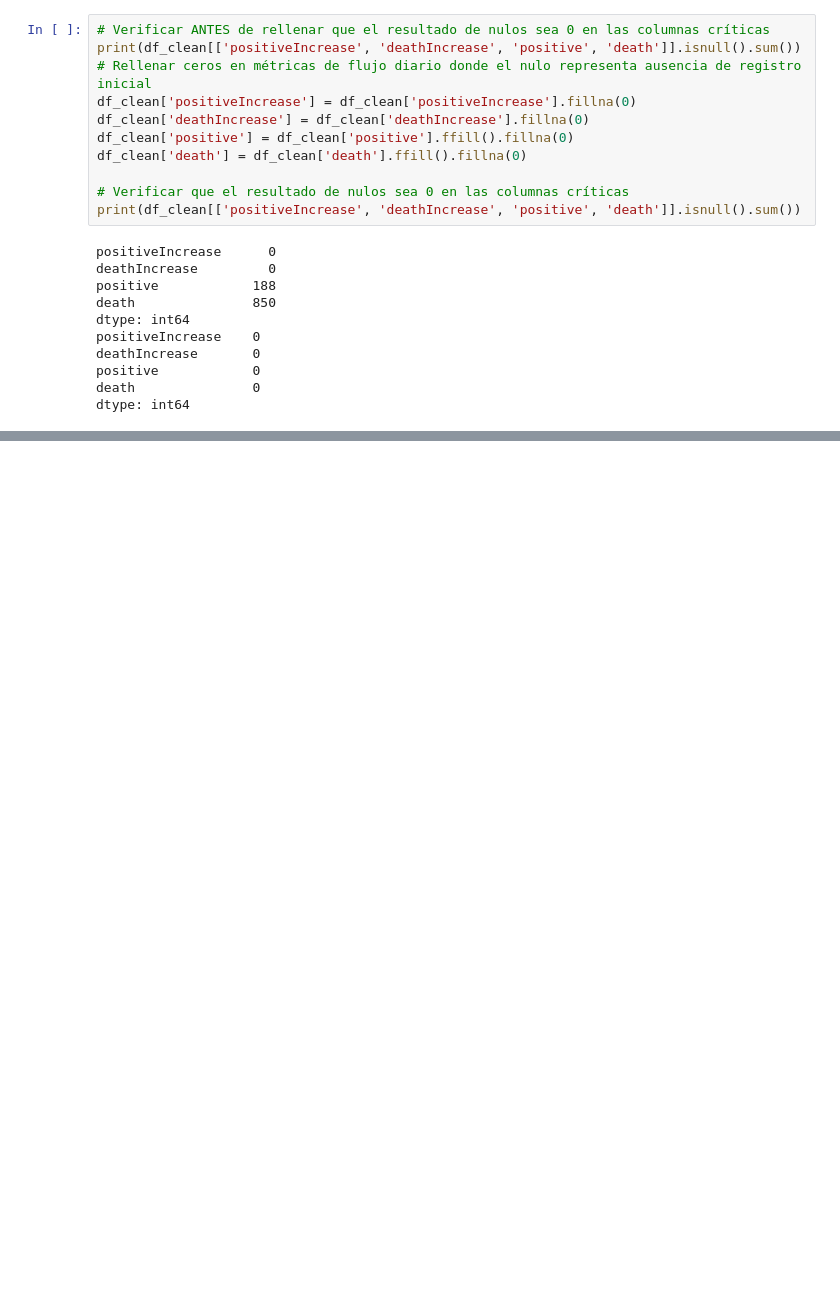
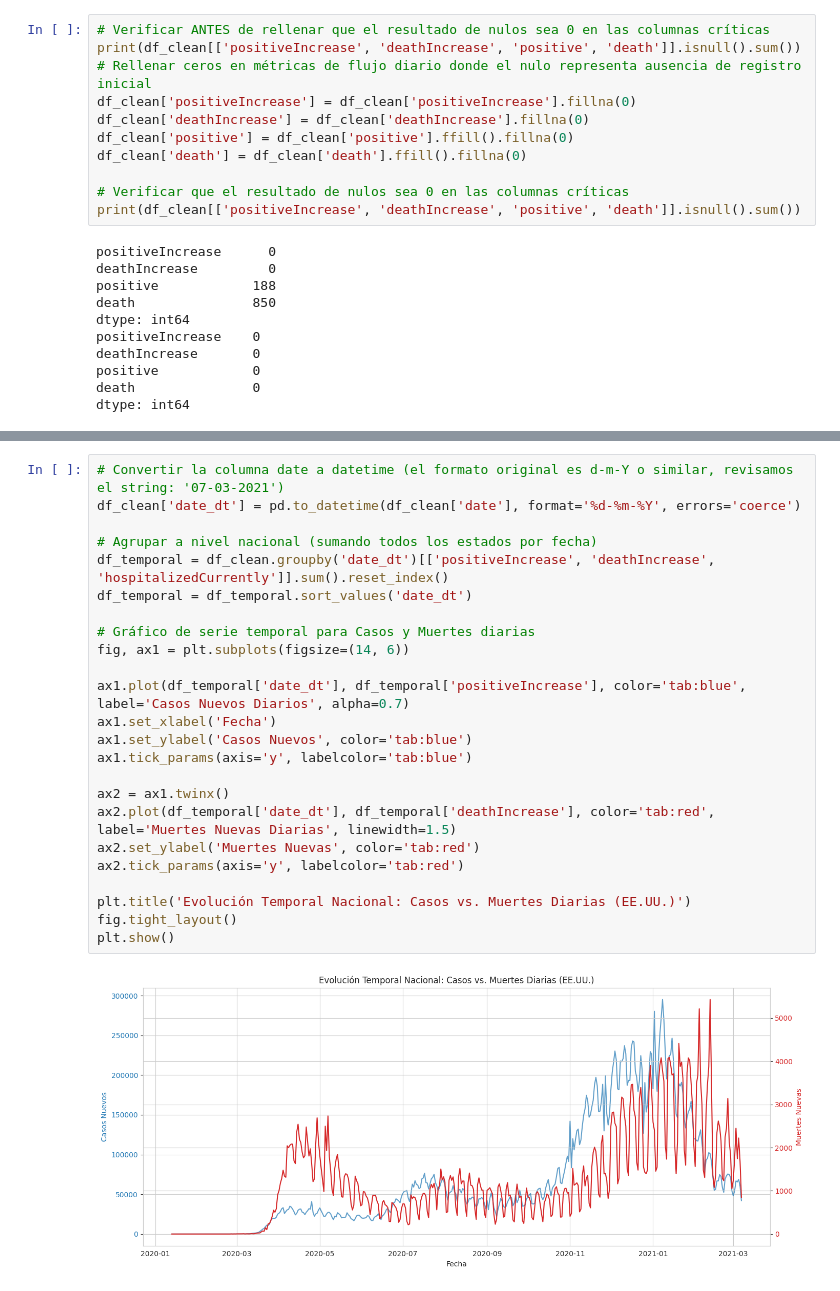
Before and after one commit to Bootcamp-DA-P3/Proyecto_EDA_covid-usa_Tania, a Jupyter notebook: notebooks/01_covid_eda.ipynb, the cells around one changed output, grey strips where cells are left out. Saved outputs shown, nothing was run; the diff lists cells and outputs as text; blank space fills up the shorter version.

```diff
--- a/notebooks/01_covid_eda.ipynb
+++ b/notebooks/01_covid_eda.ipynb
@@ -275,0 +312,26 @@ dtype: int64
+# %%
+# Convertir la columna date a datetime (el formato original es d-m-Y o similar, revisamos el string: '07-03-2021')
+df_clean['date_dt'] = pd.to_datetime(df_clean['date'], format='%d-%m-%Y', errors='coerce')
+
+# Agrupar a nivel nacional (sumando todos los estados por fecha)
+df_temporal = df_clean.groupby('date_dt')[['positiveIncrease', 'deathIncrease', 'hospitalizedCurrently']].sum().reset_index()
+df_temporal = df_temporal.sort_values('date_dt')
+
+# Gráfico de serie temporal para Casos y Muertes diarias
+fig, ax1 = plt.subplots(figsize=(14, 6))
+
+ax1.plot(df_temporal['date_dt'], df_temporal['positiveIncrease'], color='tab:blue', label='Casos Nuevos Diarios', alpha=0.7)
+ax1.set_xlabel('Fecha')
+ax1.set_ylabel('Casos Nuevos', color='tab:blue')
+ax1.tick_params(axis='y', labelcolor='tab:blue')
+
+ax2 = ax1.twinx()
+ax2.plot(df_temporal['date_dt'], df_temporal['deathIncrease'], color='tab:red', label='Muertes Nuevas Diarias', linewidth=1.5)
+ax2.set_ylabel('Muertes Nuevas', color='tab:red')
+ax2.tick_params(axis='y', labelcolor='tab:red')
+
+plt.title('Evolución Temporal Nacional: Casos vs. Muertes Diarias (EE.UU.)')
+fig.tight_layout()
+plt.show()
+# %% [output]
+[figure, added]
```
Also changed, not shown: parts of 19 cells of this notebook.
